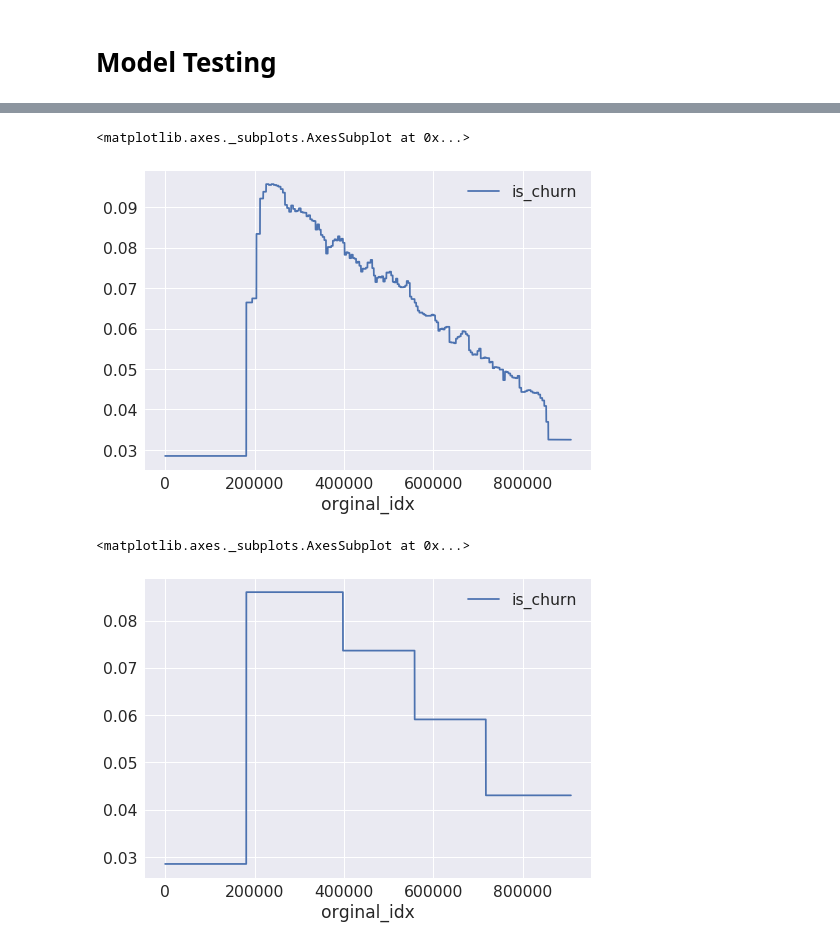
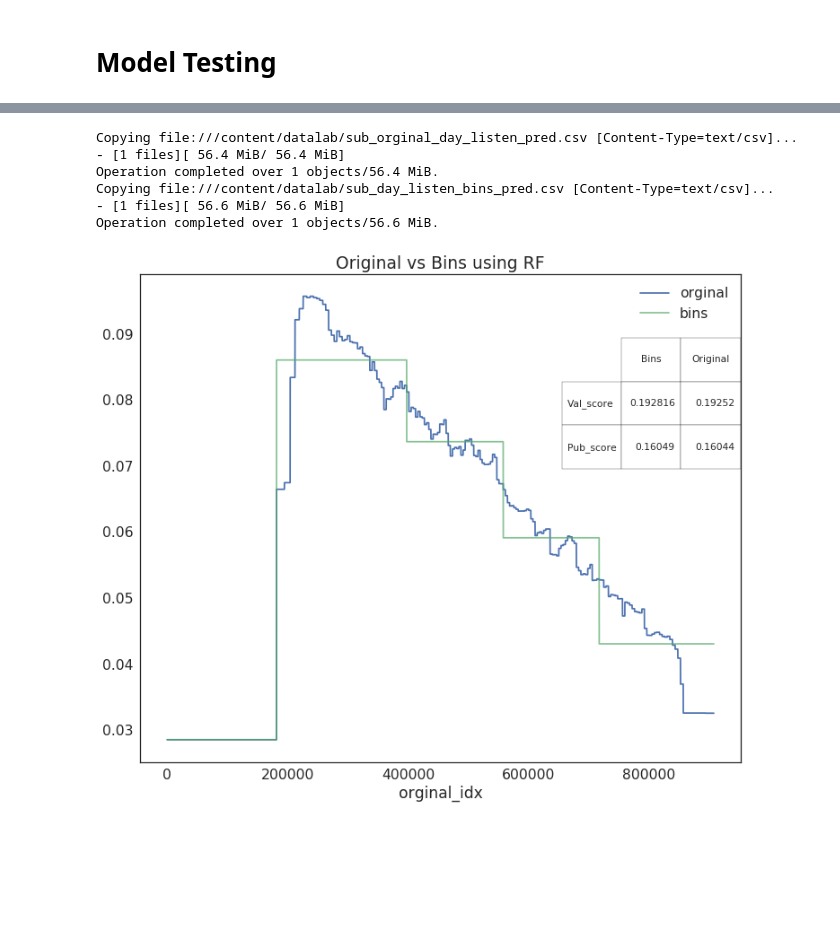
Before and after one commit to YLTsai0609/Kaggle-kkbox-churn-prediction-top5-percentage, a Jupyter notebook: day_listen_satisfaction.ipynb, the cells around one changed output, grey strips where cells are left out. Drawn from its saved outputs; the diff is of its cells as text; code cells hidden in the pictures; blank space fills up the shorter version.

```diff
--- a/Analysis.ipynb
+++ b/day_listen_satisfaction.ipynb
@@ -573,16 +562,0 @@ def result_analysis(traning_data, model_after_train, submission):
-# %%
-# importance --> index --> sort
-indices = np.argsort(six_month_model.feature_importances_)[::-1]
-# plot
-fig, ax = plt.subplots( figsize=(10,8) )
-g = sns.barplot(y = df_train[day_lis_2].drop(labels=['msno','is_churn'],axis=1).columns[indices],
-                x = six_month_model.feature_importances_[indices],
-               orient='h',ax=ax)
-g.set_xlabel("Relative Importance", fontsize = 12)
-g.set_ylabel("Features", fontsize = 12)
-g.set_xscale('squareroot')
-
-# wwithout bins
-six_month_pred_plotting = six_month_pred
-six_month_pred_plotting['orginal_idx'] = six_month_pred_plotting.index
-six_month_pred_plotting.plot(kind='line',x='orginal_idx',y='is_churn')
@@ -591,16 +563,46 @@ six_month_pred_plotting.plot(kind='line',x='orginal_idx',y='is_churn')
-# %%
-# wwithout bins
-six_month_pred_plotting = six_month_pred
-six_month_pred_plotting['orginal_idx'] = six_month_pred_plotting.index
-six_month_pred_plotting.plot(kind='line',x='orginal_idx',y='is_churn')
-# %% [output]
-<matplotlib.axes._subplots.AxesSubplot at 0x...>
-[figure, removed]
-# %%
-# bins
-six_month_pred_plotting = six_month_pred
-six_month_pred_plotting['orginal_idx'] = six_month_pred_plotting.index
-six_month_pred_plotting.plot(kind='line',x='orginal_idx',y='is_churn')
-# %% [output]
-<matplotlib.axes._subplots.AxesSubplot at 0x...>
-[figure, removed]
+# %%
+orginal_day_listen_model, orginal_day_listen_val_score,\
+orginal_day_listen_pred = model_training_rf(df_train[day_lis],df_sub[day_lis])
+
+day_listen_bins_model, day_listen_bins_val_score,\
+day_listen_bins_pred = model_training_rf(df_train[day_lis_bins],df_sub[day_lis_bins])
+# %%
+# saving result and committing
+
+orginal_day_listen_pred.to_csv("/content/datalab/sub_orginal_day_listen_pred.csv", index=False)
+
+!gsutil cp '/content/datalab/sub_orginal_day_listen_pred.csv' 'gs://kk_data/submission/sub_orginal_day_listen_pred.csv';
+
+
+day_listen_bins_pred.to_csv("/content/datalab/sub_day_listen_bins_pred.csv", index=False)
+
+!gsutil cp '/content/datalab/sub_day_listen_bins_pred.csv' 'gs://kk_data/submission/sub_day_listen_bins_pred.csv';
+# %% [output]
+Copying file:///content/datalab/sub_orginal_day_listen_pred.csv [Content-Type=text/csv]...
+- [1 files][ 56.4 MiB/ 56.4 MiB]
+Operation completed over 1 objects/56.4 MiB.
+Copying file:///content/datalab/sub_day_listen_bins_pred.csv [Content-Type=text/csv]...
+- [1 files][ 56.6 MiB/ 56.6 MiB]
+Operation completed over 1 objects/56.6 MiB.
+# %%
+pd.set_option('display.float_format', lambda x: '%.6f' % x)
+df_score = pd.DataFrame({'Original':[np.around(orginal_day_listen_val_score,decimals=6),0.16044],
+                             'Bins':[np.around(day_listen_bins_val_score,decimals=6),0.16049]})
+df_score.index=['Val_score','Pub_score']
+
+# without bins
+orginal_day_listen_pred_plotting = orginal_day_listen_pred
+orginal_day_listen_pred_plotting['orginal_idx'] = orginal_day_listen_pred_plotting.index
+
+# bins
+day_listen_bins_pred_plotting = day_listen_bins_pred
+day_listen_bins_pred_plotting['orginal_idx'] = day_listen_bins_pred_plotting.index
+
+#plot
+with sns.axes_style('white'):
+  fig, ax = plt.subplots(figsize=(12,10))
+  orginal_day_listen_pred_plotting.plot(kind='line',x='orginal_idx',y='is_churn',ax=ax,label='orginal')
+  day_listen_bins_pred_plotting.plot(kind='line',x='orginal_idx',y='is_churn',ax=ax,alpha=.7,label='bins',title='Original vs Bins using RF')
+  table(ax, df_score,bbox=[0.80, 0.60, 0.2, 0.27])
+# %% [output]
+[figure, added]
```
Also changed, not shown: parts of 25 cells of this notebook.
